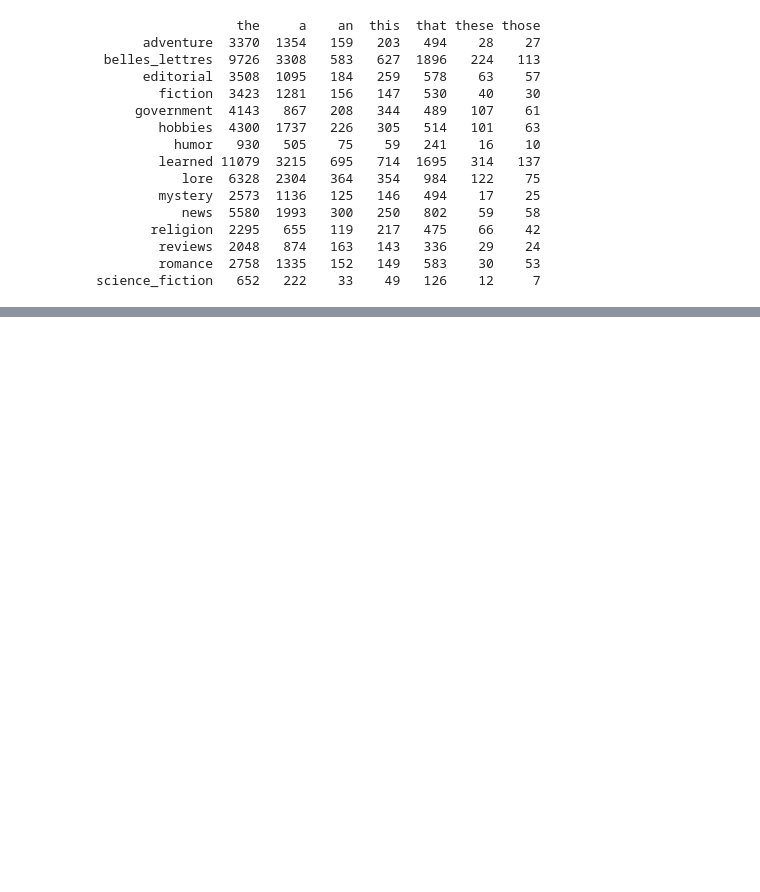
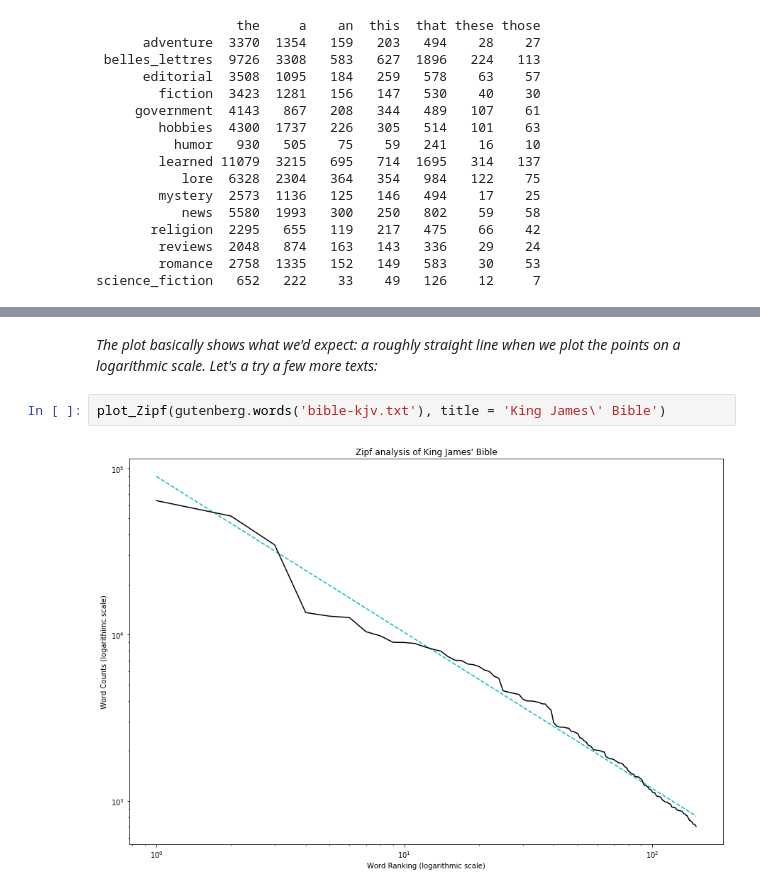
Before and after one commit to STRZGR/Natural-Language-Processing-with-Python-Analyzing-Text-with-the-Natural-Language-Toolkit, a Jupyter notebook: Chapter 02/NLTK Chapter 2 - Exercises.ipynb, the cells around one changed output, grey strips where cells are left out. Saved outputs shown, nothing was run; the diff lists cells and outputs as text; blank space fills up the shorter version.

```diff
--- a/Chapter 02/NLTK Chapter 2 - Exercises.ipynb
+++ b/Chapter 02/NLTK Chapter 2 - Exercises.ipynb
@@ -932,0 +1212,6 @@ science_fiction   652   222    33    49   126    12     7
+# %% [markdown]
+*The plot basically shows what we'd expect: a roughly straight line when we plot the points on a logarithmic scale.  Let's a try a few more texts:*
+# %%
+plot_Zipf(gutenberg.words('bible-kjv.txt'), title = 'King James\' Bible')
+# %% [output]
+[figure, added]
```
Also changed, not shown: parts of 72 cells of this notebook.
